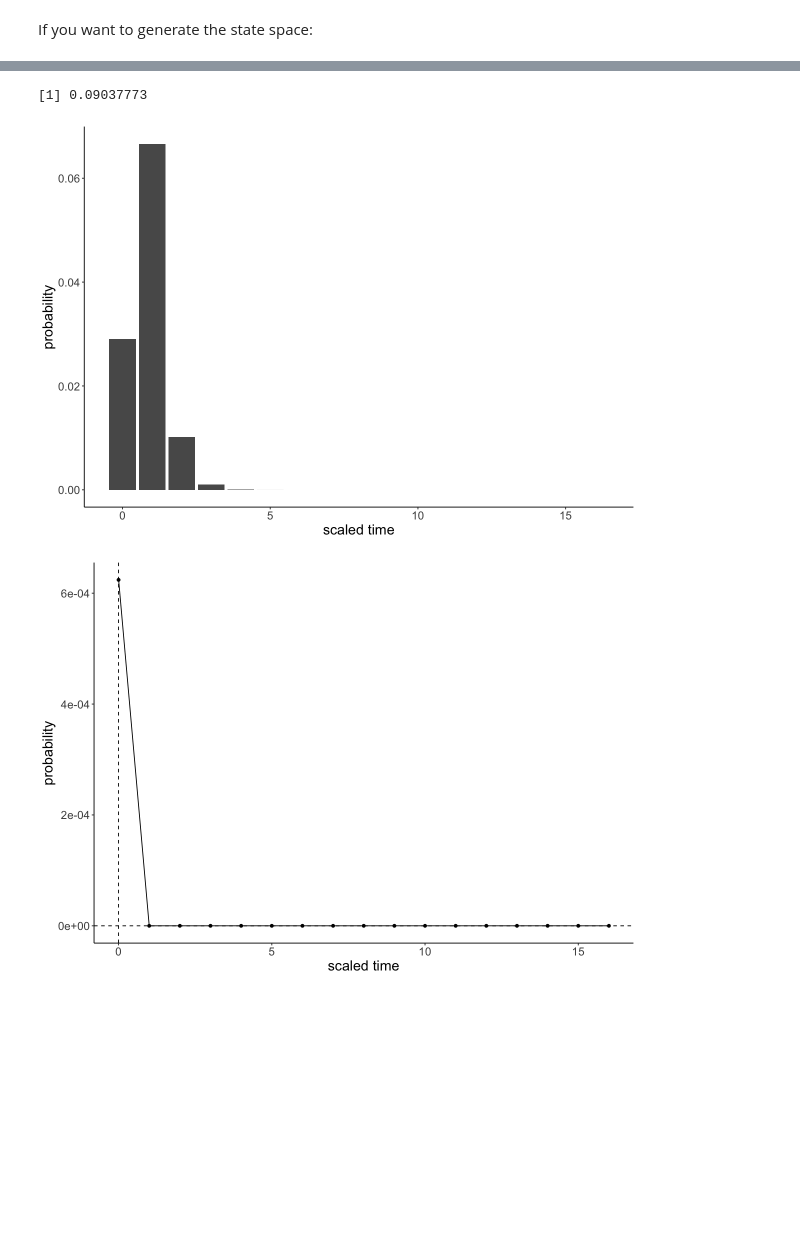
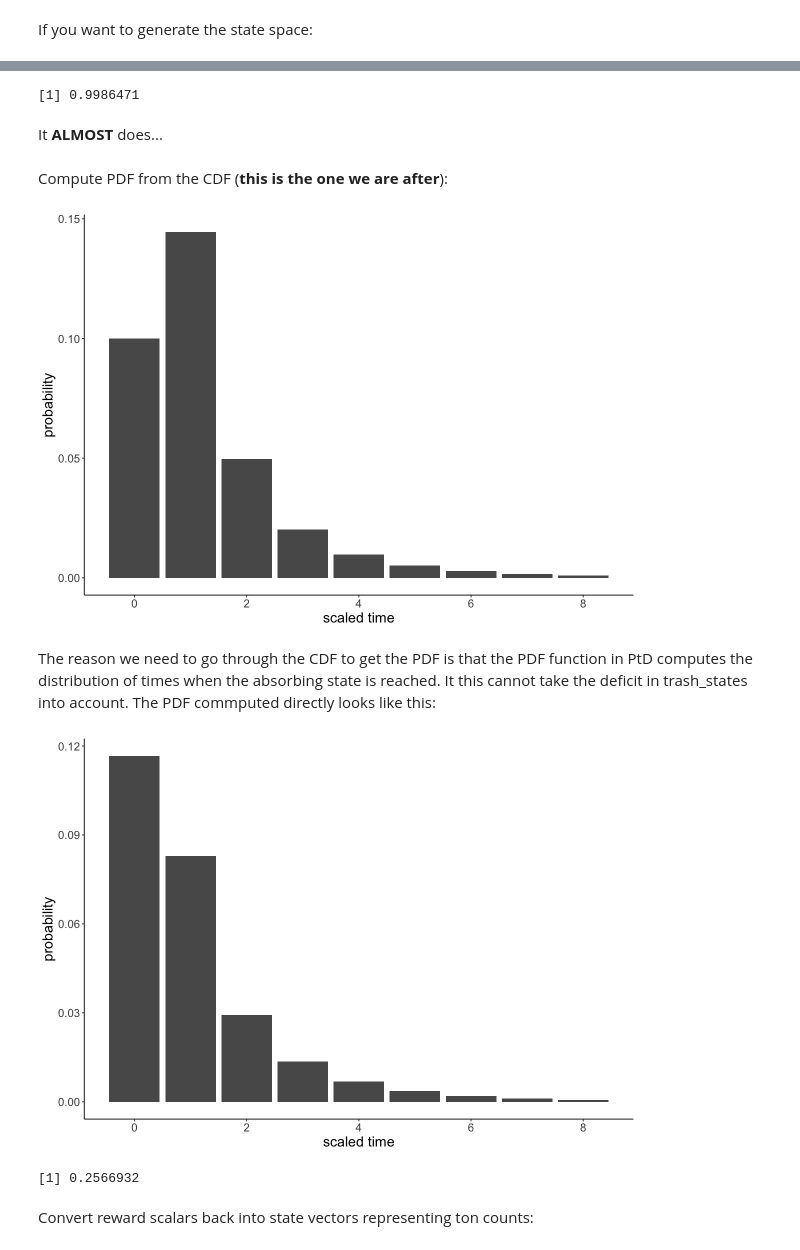
Before and after one commit to munch-group/phase-type-distributions, a Jupyter notebook: notebooks/coalescent-jointprob.ipynb, the cells around one changed output, grey strips where cells are left out. Drawn from its saved outputs; the diff is of its cells as text; code cells hidden in the pictures; blank space fills up the shorter version.

```diff
--- a/notebooks/coalescent-jointprob.ipynb
+++ b/notebooks/coalescent-jointprob.ipynb
@@ -416,0 +494,2 @@ A data.frame: 6 × 2
+# %%
+df['cdf_full'] <- df$cdf + df$cdf_deficit
@@ -416,0 +507,4 @@ A data.frame: 6 × 2
+# %%
+p <- df$cdf_full
+df['pdf_from_cdf_full'] <- c(p[1], p[2:length(p)] - p[-length(p)])
+#cdf <- cumsum(pdf)
@@ -417,21 +518,29 @@ A data.frame: 6 × 2
 # %%
-sum(df$prob * df$t)
+sum(df$pdf_from_cdf_full)
 # %% [output]
-[1] 0.09037773
+[1] 0.9986471
+# %% [markdown]
+It **ALMOST** does...
+# %% [markdown]
+Compute PDF from the CDF (**this is the one we are after**):
+# %%
+p <- df$cdf
+df['pdf_from_cdf'] <- c(p[1], p[2:length(p)] - p[-length(p)])
 # %%
-df %>% ggplot(aes(x=t, y=prob)) +
+df %>% ggplot(aes(x=t, y=pdf_from_cdf)) +
     geom_bar(stat="identity") +
     labs(x='scaled time', y='probability') +
     despine
 # %% [output]
-[figure, old version]
+[figure, new version]
+# %% [markdown]
+The reason we need to go through the CDF to get the PDF is that the PDF function in PtD computes the distribution of times when the absorbing state is reached. It this cannot take the deficit in trash_states into account. The PDF commputed directly looks like this:
+# %%
+df['pdf'] <- sapply(df$t, function (t) dph(t, rew_graph))
 # %%
-df %>% ggplot(aes(x=t, y=prob)) +
-    geom_point(color='black') +
-    geom_line(color='black') +
-    geom_hline(yintercept = 0, linetype = "dashed") +
-    geom_vline(xintercept = 0, linetype = "dashed") +
+df %>% ggplot(aes(x=t, y=pdf)) +
+    geom_bar(stat="identity") +
     labs(x='scaled time', y='probability') +
-    despine + scale_color_viridis(discrete = TRUE)
+    despine
 # %% [output]
-[figure, old version]
+[figure, new version]
@@ -440 +547,7 @@ x <- lapply(df$t, back, base=base, state_length=sample_size)
+# %%
+sum(df$pdf)
+# %% [output]
+[1] 0.2566932
+# %% [markdown]
+Convert reward scalars back into state vectors representing ton counts:
 # %%
```
Also changed, not shown: parts of 77 cells of this notebook.
